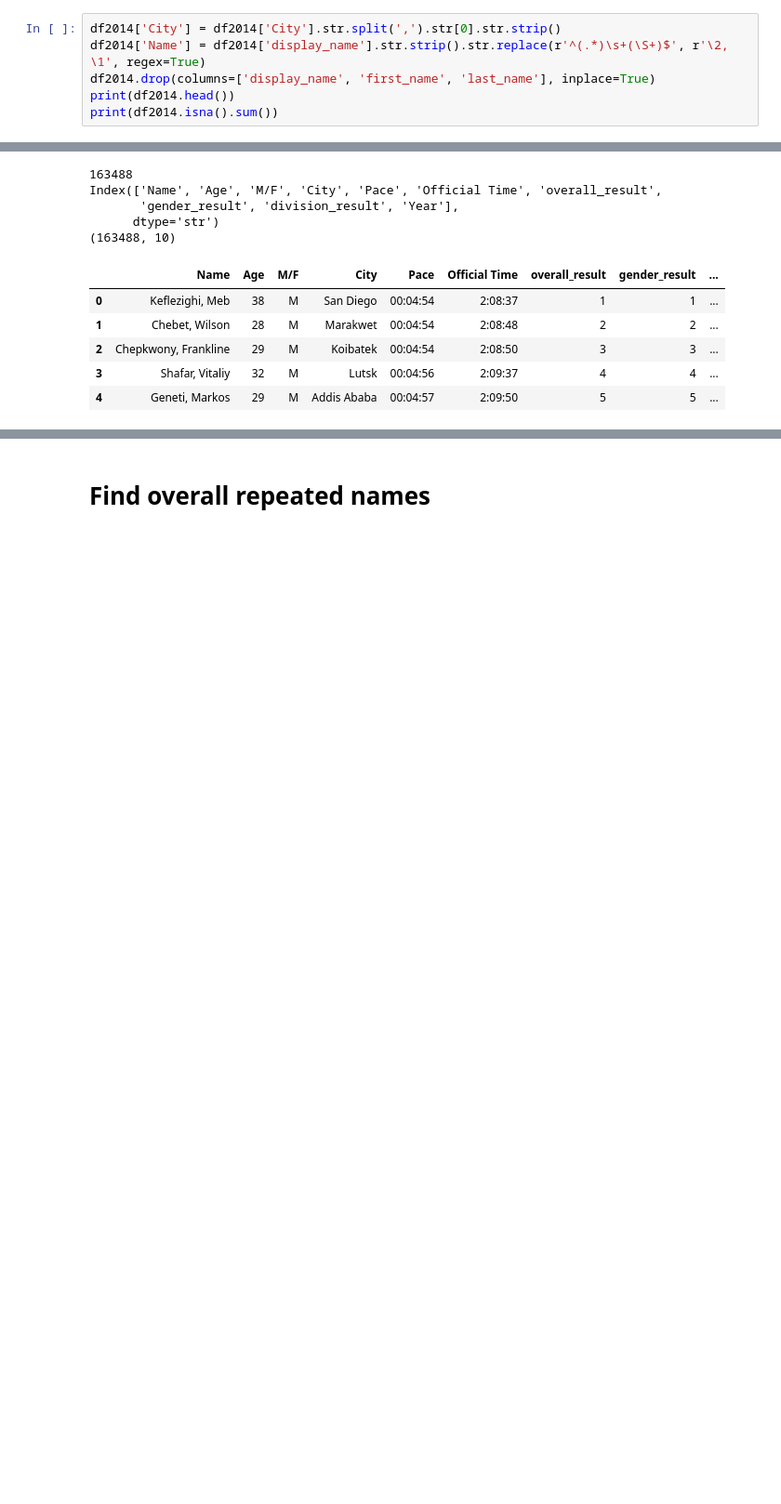
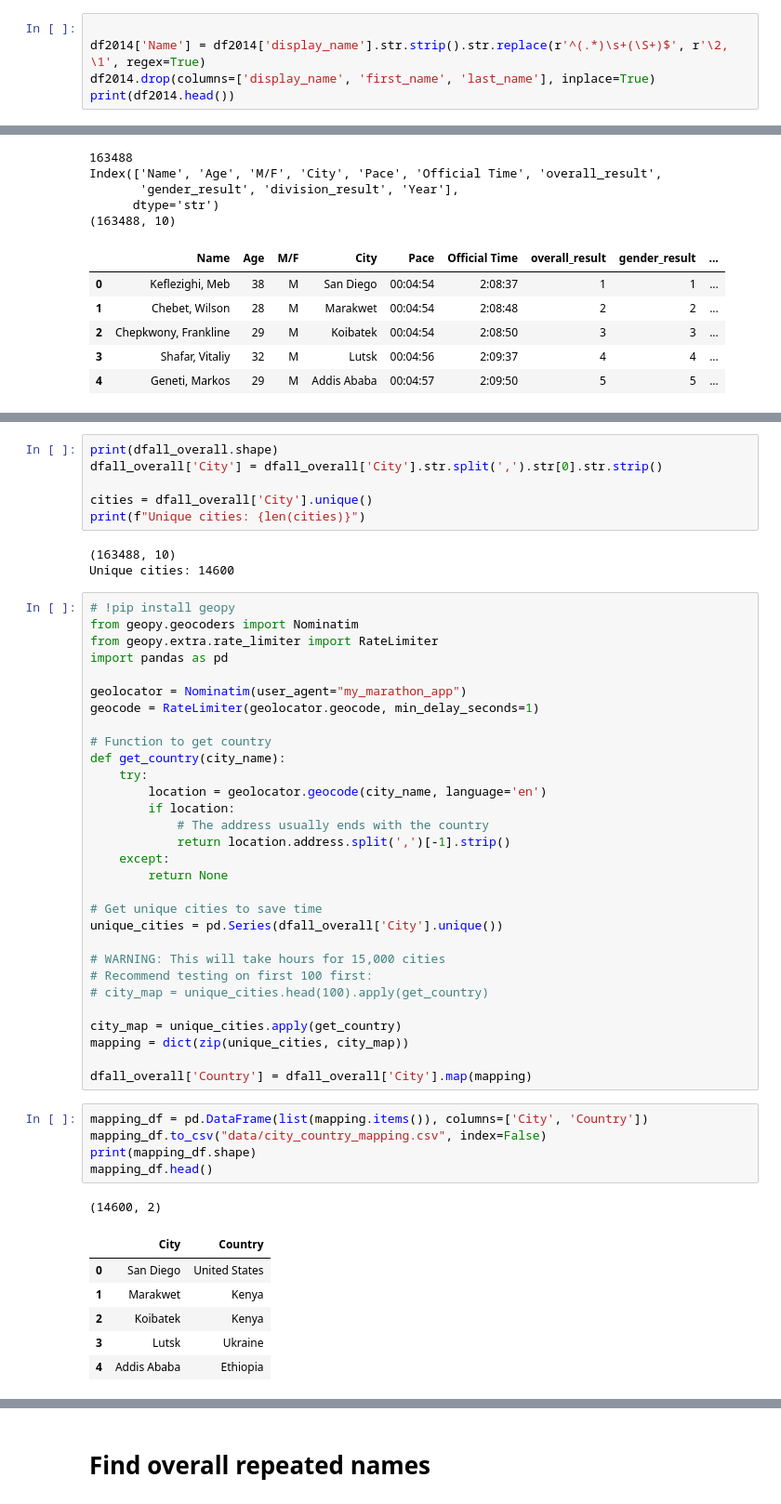
Before and after one commit to Liliu000/BayesianProject, a Jupyter notebook: check_datasets.ipynb, the cells around one changed output, grey strips where cells are left out. Shown at 93% size. Saved outputs shown, nothing was run; the diff lists cells and outputs as text; blank space fills up the shorter version.

```diff
--- a/check_datasets.ipynb
+++ b/check_datasets.ipynb
@@ -80,7 +197,6 @@ Index(['display_name', 'age', 'gender', 'residence', 'pace', 'official_time',
 # %%
-df2014['City'] = df2014['City'].str.split(',').str[0].str.strip()
+
 df2014['Name'] = df2014['display_name'].str.strip().str.replace(r'^(.*)\s+(\S+)$', r'\2, \1', regex=True)
 df2014.drop(columns=['display_name', 'first_name', 'last_name'], inplace=True)
 print(df2014.head())
-print(df2014.isna().sum())
 # %% [output]
@@ -274,0 +386,52 @@ Index(['Name', 'Age', 'M/F', 'City', 'Pace', 'Official Time', 'overall_result',
+# %%
+print(dfall_overall.shape)
+dfall_overall['City'] = dfall_overall['City'].str.split(',').str[0].str.strip()
+
+cities = dfall_overall['City'].unique()
+print(f"Unique cities: {len(cities)}")
+# %% [output]
+(163488, 10)
+Unique cities: 14600
+# %%
+# !pip install geopy
+from geopy.geocoders import Nominatim
+from geopy.extra.rate_limiter import RateLimiter
+import pandas as pd
+
+geolocator = Nominatim(user_agent="my_marathon_app")
+geocode = RateLimiter(geolocator.geocode, min_delay_seconds=1)
+
+# Function to get country
+def get_country(city_name):
+    try:
+        location = geolocator.geocode(city_name, language='en')
+        if location:
+            # The address usually ends with the country
+            return location.address.split(',')[-1].strip()
+    except:
+        return None
+
+# Get unique cities to save time
+unique_cities = pd.Series(dfall_overall['City'].unique())
+
+# WARNING: This will take hours for 15,000 cities
+# Recommend testing on first 100 first:
+# city_map = unique_cities.head(100).apply(get_country)
+
+city_map = unique_cities.apply(get_country)
+mapping = dict(zip(unique_cities, city_map))
+
+dfall_overall['Country'] = dfall_overall['City'].map(mapping)
+# %%
+mapping_df = pd.DataFrame(list(mapping.items()), columns=['City', 'Country'])
+mapping_df.to_csv("data/city_country_mapping.csv", index=False)
+print(mapping_df.shape)
+mapping_df.head()
+# %% [output]
+(14600, 2)
+|  | City | Country |
+| 0 | San Diego | United States |
+| 1 | Marakwet | Kenya |
+| 2 | Koibatek | Kenya |
+| 3 | Lutsk | Ukraine |
+| 4 | Addis Ababa | Ethiopia |
```
Also changed, not shown: parts of 17 cells of this notebook, 12 other files.
